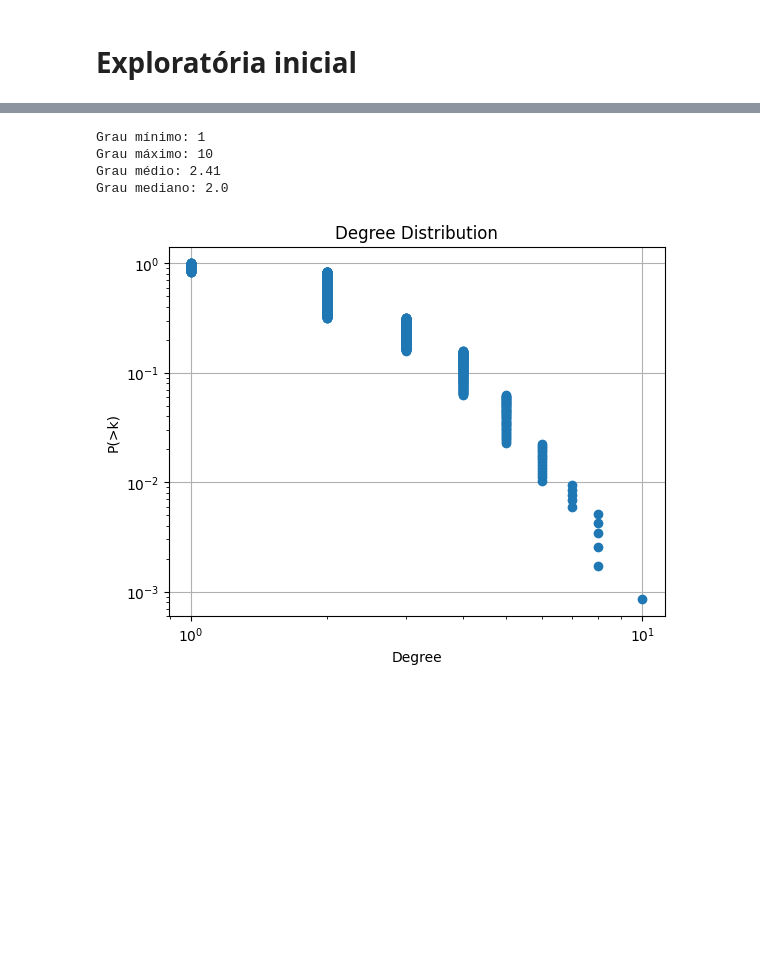
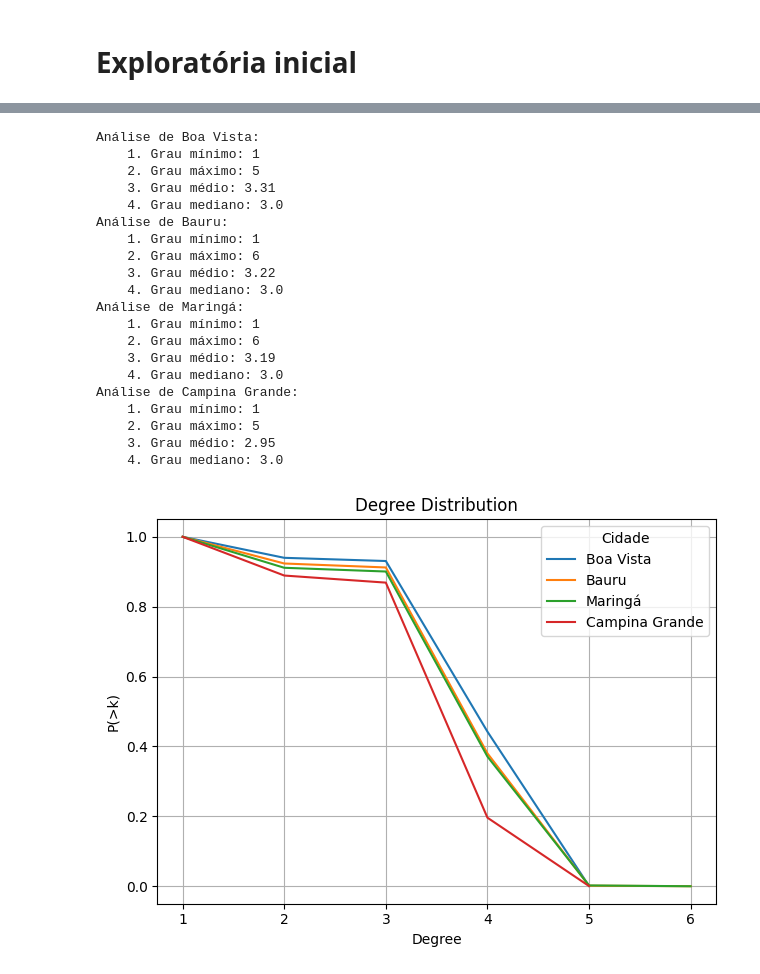
Before and after one commit to RGonzalesR/malha-rodoviaria, a Jupyter notebook: notebooks/01-analise.ipynb, the cells around one changed output, grey strips where cells are left out. Cells and saved outputs as stored; diff of their text form; code cells hidden in the pictures; blank space fills up the shorter version.

Commit message:
análise exploratória

```diff
--- a/notebooks/01-analise.ipynb
+++ b/notebooks/01-analise.ipynb
@@ -15,0 +24,2 @@ from src.plot.degree_distribution import plot_degree_distribution
+# %%
+graph_dict = dict()
@@ -21,0 +47,5 @@ Grafo carregado: 1174 nós e 1417 arestas. Densidade: 0.00206
+# %%
+cidade = "Campina Grande, Paraíba, Brazil"
+G_CG = load_graph_from_place(cidade)
+print(f"Grafo carregado: {G_CG.number_of_nodes()} nós e {G_CG.number_of_edges()} arestas. Densidade: {nx.density(G_CG):.5f}")
+graph_dict[cidade.split(",")[0]] = G_CG
@@ -22,10 +61,13 @@ Grafo carregado: 1174 nós e 1417 arestas. Densidade: 0.00206
 # %% [markdown]
 # Exploratória inicial
 # %%
-components = list(nx.connected_components(G))
-largest_component = max(components, key=len)
-G_largest = G.subgraph(largest_component).copy()
+for city in graph_dict:
+    G = graph_dict[city]
+    components = list(nx.connected_components(G))
+    largest_component = max(components, key=len)
+    G_largest = G.subgraph(largest_component).copy()
 
-print(f"Número de componentes conexos: {len(components)}")
-print(f"Tamanho do maior componente conexo: {G_largest.number_of_nodes()} nós")
+    print(f"Análise de {city}:")
+    print(f"    1. Número de componentes conexos: {len(components)}")
+    print(f"    2. Tamanho do maior componente conexo: {G_largest.number_of_nodes()} nós")
 # %% [output]
@@ -34,15 +86,46 @@ Tamanho do maior componente conexo: 1039 nós
 # %%
-degrees = [d for n, d in G.degree()]
-print(f"Grau mínimo: {np.min(degrees)}")
-print(f"Grau máximo: {np.max(degrees)}")
-print(f"Grau médio: {np.mean(degrees):.2f}")
-print(f"Grau mediano: {np.median(degrees)}")
+lines = list()
+labels = list()
 
-plot_degree_distribution(G)
+for city in graph_dict:
+    G = graph_dict[city]
+    print(f"Análise de {city}:")
+
+    degrees = [d for n, d in G.degree()]
+    print(f"    1. Grau mínimo: {np.min(degrees)}")
+    print(f"    2. Grau máximo: {np.max(degrees)}")
+    print(f"    3. Grau médio: {np.mean(degrees):.2f}")
+    print(f"    4. Grau mediano: {np.median(degrees)}")
+
+    plot_degree_distribution(G)
+
+    line = plt.gca().lines[-1]
+    lines.append(line)
+    labels.append(city)
+
+plt.legend(lines, labels, title='Cidade')
+plt.tight_layout()
+plt.show()
 # %% [output]
-Grau mínimo: 1
-Grau máximo: 10
-Grau médio: 2.41
-Grau mediano: 2.0
+Análise de Boa Vista:
+    1. Grau mínimo: 1
+    2. Grau máximo: 5
+    3. Grau médio: 3.31
+    4. Grau mediano: 3.0
+Análise de Bauru:
+    1. Grau mínimo: 1
+    2. Grau máximo: 6
+    3. Grau médio: 3.22
+    4. Grau mediano: 3.0
+Análise de Maringá:
+    1. Grau mínimo: 1
+    2. Grau máximo: 6
+    3. Grau médio: 3.19
+    4. Grau mediano: 3.0
+Análise de Campina Grande:
+    1. Grau mínimo: 1
+    2. Grau máximo: 5
+    3. Grau médio: 2.95
+    4. Grau mediano: 3.0
-[figure, old version]
+[figure, new version]
 # %%
```
Also changed, not shown: parts of 11 cells of this notebook, 5 other files.
